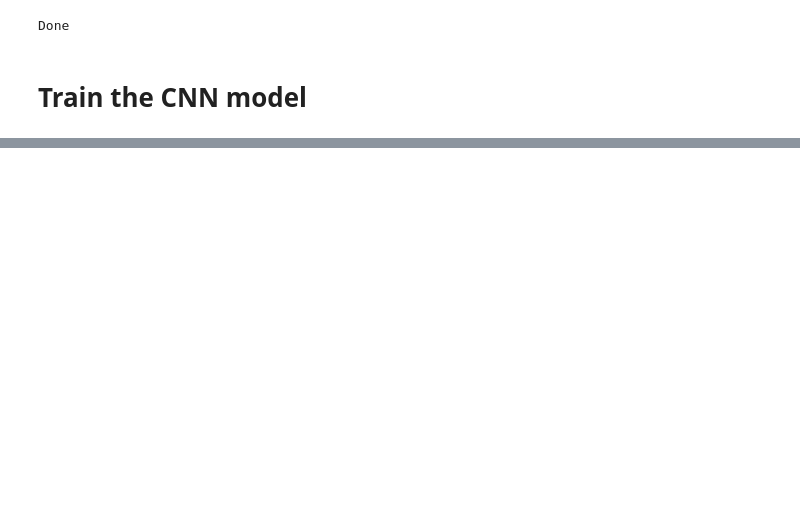
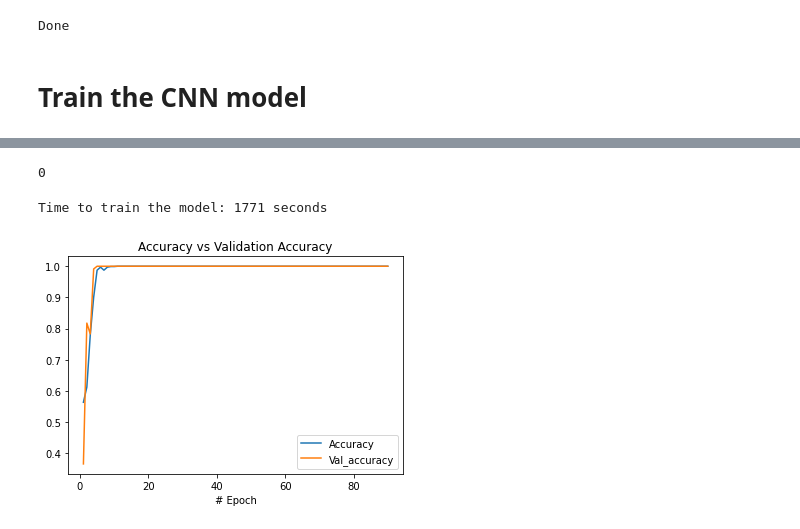
Before and after one commit to Dav-spec/Workshop_Data_Science, a Jupyter notebook: fruit_recognition.ipynb, the cells around one changed output, grey strips where cells are left out. Saved outputs shown, nothing was run; the diff lists cells and outputs as text; code cells hidden in the pictures; blank space fills up the shorter version.

Commit message:
With the CNN model

```diff
--- a/fruit_recognition.ipynb
+++ b/fruit_recognition.ipynb
@@ -192,16 +125,0 @@ Done
-# %%
-lst_imgs_jpg = [i for i in glob.glob("Apple\*.jpg")]
-
-if not "ltl" in os.listdir():
-    os.mkdir("ltl")
-
-for i in lst_imgs_jpg:
-    img = Image.open(i)
-    img = img.resize((128,128), Image.ANTIALIAS)
-    img.save("ltl\\" + i[7:-4] + "_ltl.jpg")
-
-print("Done")
-os.startfile("ltl")
-
-
-lst_imgs_jpg = [i for i in glob.glob("Apple\*.jpg")]
@@ -369,6 +379,6 @@ y_train = to_categorical(y_train)
 callbacks = [EarlyStopping(monitor='val_loss', patience=20),
              ModelCheckpoint(filepath='best_model.h5', monitor='val_loss', save_best_only=True)]
 
-model.fit(X_train, y_train, batch_size=128, epochs=100, callbacks=callbacks, validation_split = 0.1, verbose = 1)
+model.fit(X_train, y_train, batch_size=128, epochs=100, callbacks=callbacks, validation_split = 0.1, verbose = 4)
 hists.append(model.history.history)
 # %% [output]
@@ -388,0 +402,22 @@ Note: you may need to restart the kernel to use updated packages.
+# %%
+import gc
+gc.collect()
+# %% [output]
+0
+# %%
+time_model = time.time() - start_time
+print(f"Time to train the model: {int(time_model)} seconds")
+# %% [output]
+Time to train the model: 1771 seconds
+# %%
+acc = []
+val_acc = []
+for i in range(len(hists)):
+    acc += hists[i]["accuracy"]
+    val_acc += hists[i]["val_accuracy"]
+hist_df = pd.DataFrame({"# Epoch": [e for e in range(1,len(acc)+1)],"Accuracy": acc, "Val_accuracy": val_acc})
+hist_df.plot(x = "# Epoch", y = ["Accuracy","Val_accuracy"])
+plt.title("Accuracy vs Validation Accuracy")
+plt.show()
+# %% [output]
+[figure, added]
```
Also changed, not shown: parts of 16 cells of this notebook.
